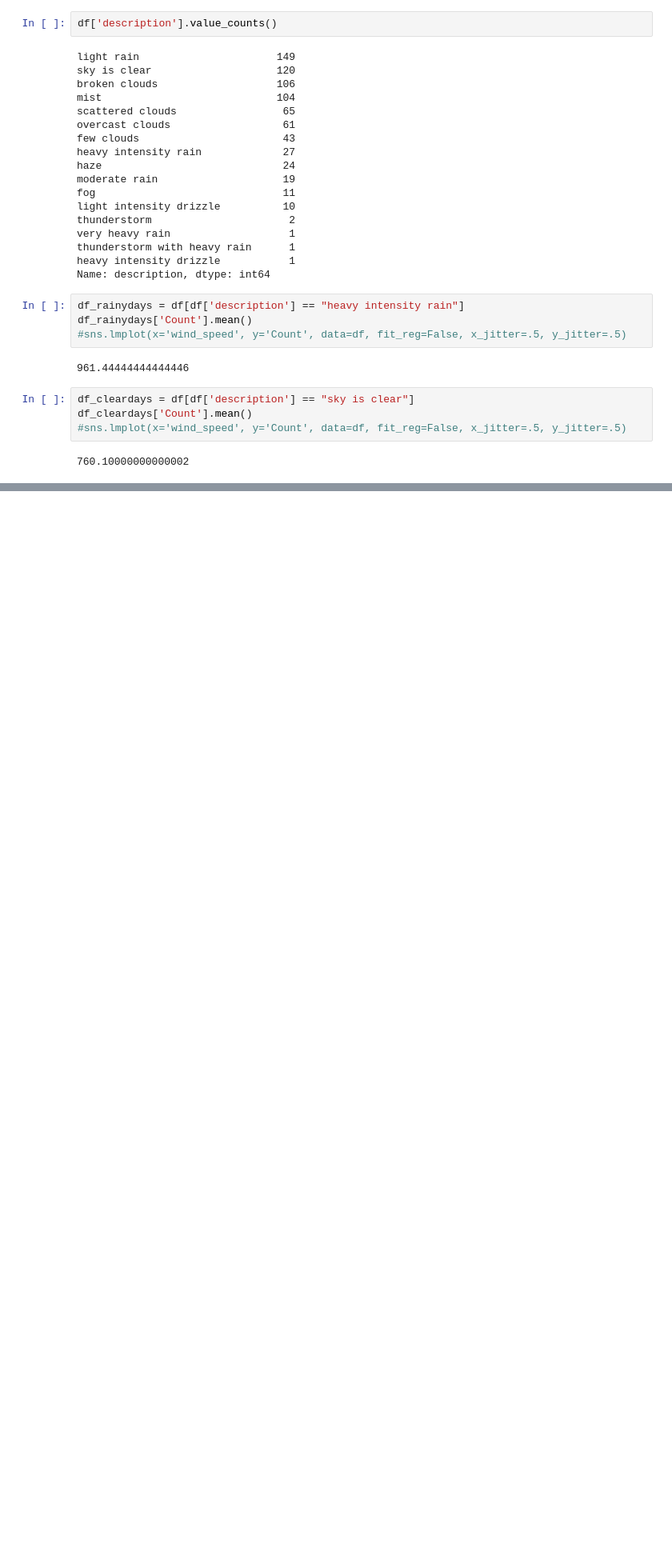
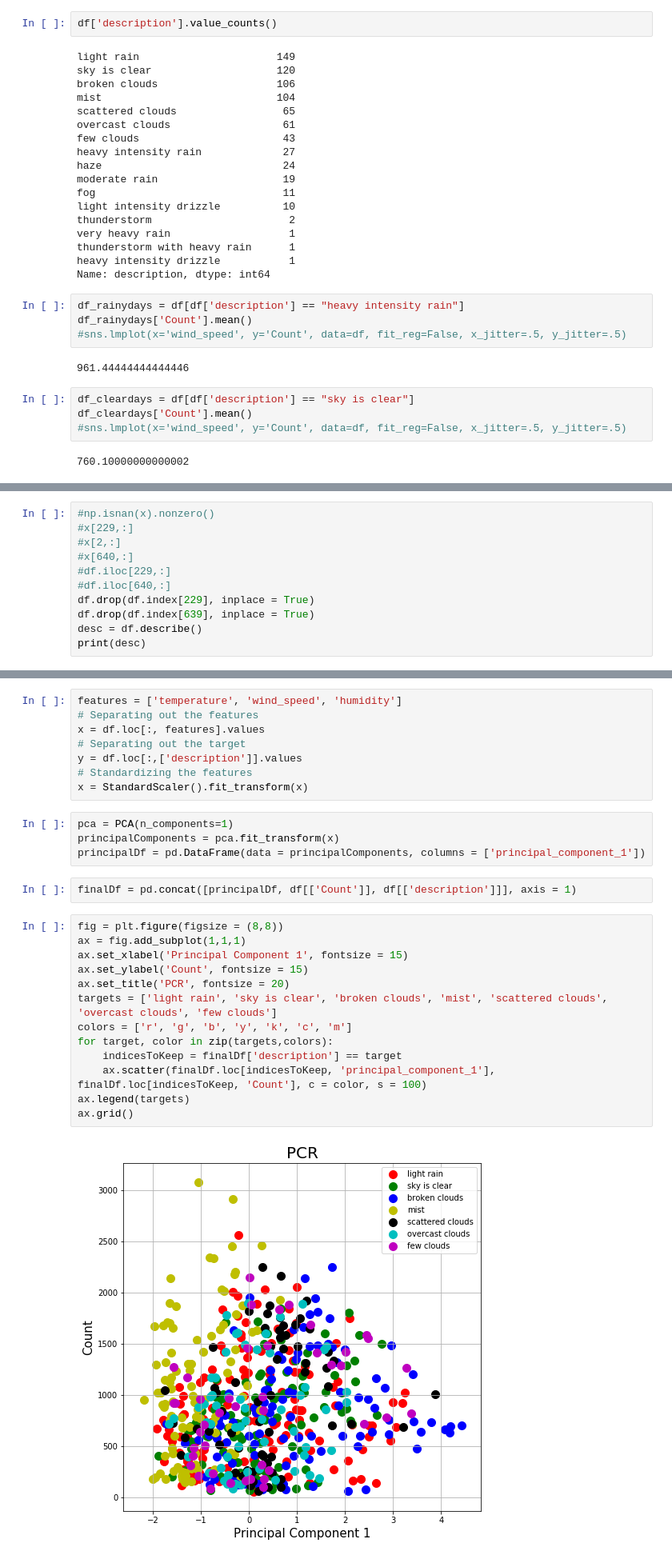
Before and after one commit to zil011/COGS108_Final_Project, a Jupyter notebook: Data_Visualization.ipynb, the cells around one changed output, grey strips where cells are left out. Shown at 80% size. Cells and saved outputs as stored; diff of their text form; blank space fills up the shorter version.

```diff
--- a/Data_Visualization.ipynb
+++ b/Data_Visualization.ipynb
@@ -230,0 +234,11 @@ df_cleardays['Count'].mean()
+# %%
+#np.isnan(x).nonzero()
+#x[229,:]
+#x[2,:]
+#x[640,:]
+#df.iloc[229,:]
+#df.iloc[640,:]
+df.drop(df.index[229], inplace = True)
+df.drop(df.index[639], inplace = True)
+desc = df.describe()
+print(desc)
@@ -230,0 +255,29 @@ df_cleardays['Count'].mean()
+# %%
+features = ['temperature', 'wind_speed', 'humidity']
+# Separating out the features
+x = df.loc[:, features].values
+# Separating out the target
+y = df.loc[:,['description']].values
+# Standardizing the features
+x = StandardScaler().fit_transform(x)
+# %%
+pca = PCA(n_components=1)
+principalComponents = pca.fit_transform(x)
+principalDf = pd.DataFrame(data = principalComponents, columns = ['principal_component_1'])
+# %%
+finalDf = pd.concat([principalDf, df[['Count']], df[['description']]], axis = 1)
+# %%
+fig = plt.figure(figsize = (8,8))
+ax = fig.add_subplot(1,1,1)
+ax.set_xlabel('Principal Component 1', fontsize = 15)
+ax.set_ylabel('Count', fontsize = 15)
+ax.set_title('PCR', fontsize = 20)
+targets = ['light rain', 'sky is clear', 'broken clouds', 'mist', 'scattered clouds', 'overcast clouds', 'few clouds']
+colors = ['r', 'g', 'b', 'y', 'k', 'c', 'm']
+for target, color in zip(targets,colors):
+    indicesToKeep = finalDf['description'] == target
+    ax.scatter(finalDf.loc[indicesToKeep, 'principal_component_1'], finalDf.loc[indicesToKeep, 'Count'], c = color, s = 100)
+ax.legend(targets)
+ax.grid()
+# %% [output]
+[figure, added]
```
Also changed, not shown: parts of 3 cells of this notebook, 1 other file.
